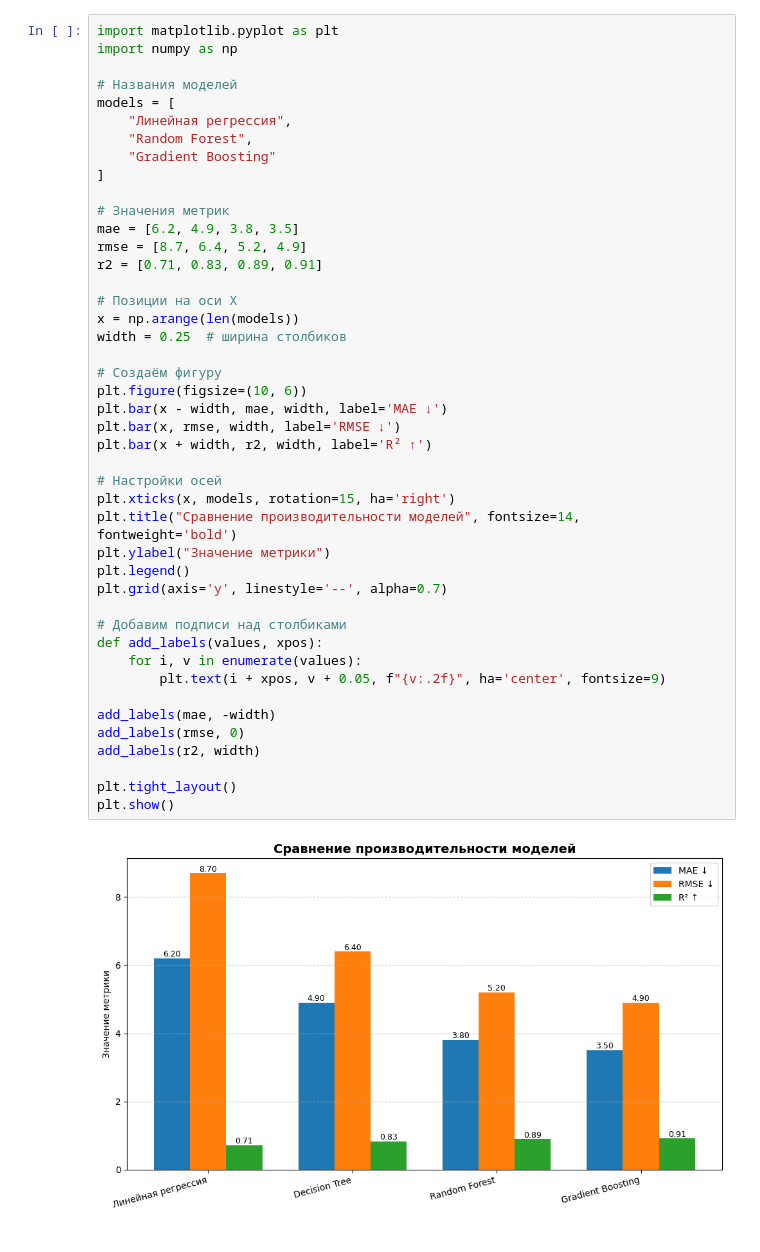
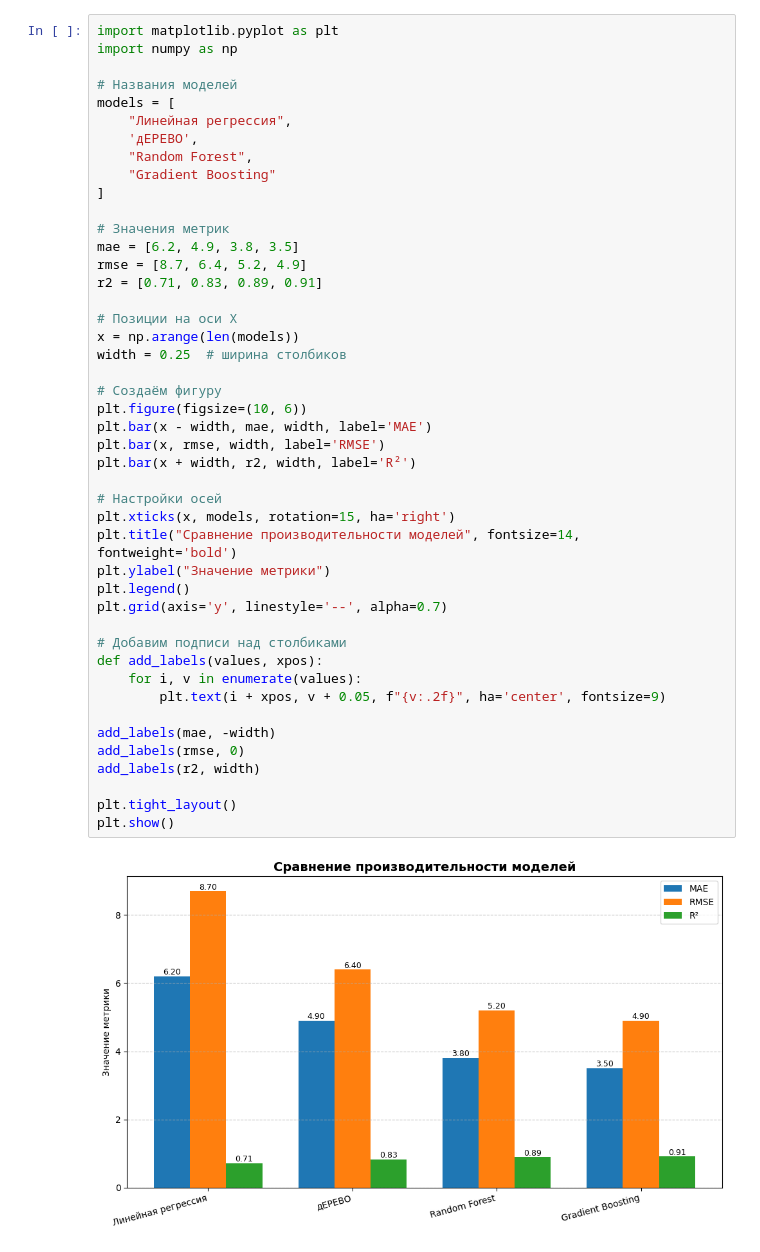
Before and after one commit to darinbtw/Machine_learning_to_optimize_processes_in_logistics, a Jupyter notebook: graphics.ipynb, the cells around one changed output. Cells and saved outputs as stored; diff of their text form.

```diff
--- a/graphics.ipynb
+++ b/graphics.ipynb
@@ -5,6 +5,7 @@ import numpy as np
 # Названия моделей
 models = [
     "Линейная регрессия",
+    'дЕРЕВО',
     "Random Forest",
     "Gradient Boosting"
 ]
@@ -13,34 +14,34 @@ models = [
 mae = [6.2, 4.9, 3.8, 3.5]
 rmse = [8.7, 6.4, 5.2, 4.9]
 r2 = [0.71, 0.83, 0.89, 0.91]
 
 # Позиции на оси X
 x = np.arange(len(models))
 width = 0.25  # ширина столбиков
 
 # Создаём фигуру
 plt.figure(figsize=(10, 6))
-plt.bar(x - width, mae, width, label='MAE ↓')
-plt.bar(x, rmse, width, label='RMSE ↓')
-plt.bar(x + width, r2, width, label='R² ↑')
+plt.bar(x - width, mae, width, label='MAE')
+plt.bar(x, rmse, width, label='RMSE')
+plt.bar(x + width, r2, width, label='R²')
 
 # Настройки осей
 plt.xticks(x, models, rotation=15, ha='right')
 plt.title("Сравнение производительности моделей", fontsize=14, fontweight='bold')
 plt.ylabel("Значение метрики")
 plt.legend()
 plt.grid(axis='y', linestyle='--', alpha=0.7)
 
 # Добавим подписи над столбиками
 def add_labels(values, xpos):
     for i, v in enumerate(values):
         plt.text(i + xpos, v + 0.05, f"{v:.2f}", ha='center', fontsize=9)
 
 add_labels(mae, -width)
 add_labels(rmse, 0)
 add_labels(r2, width)
 
 plt.tight_layout()
 plt.show()
 # %% [output]
-[figure, old version]
+[figure, new version]
```
Also changed, not shown: 3 other files.
